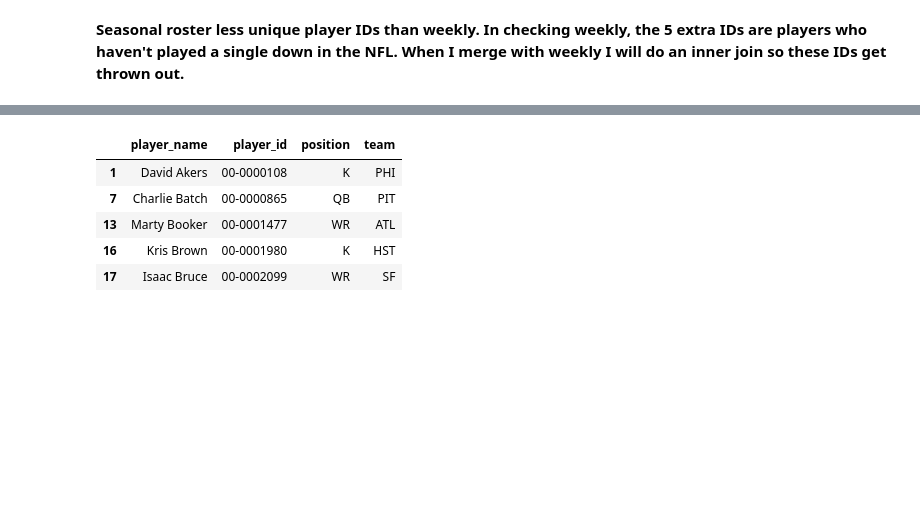
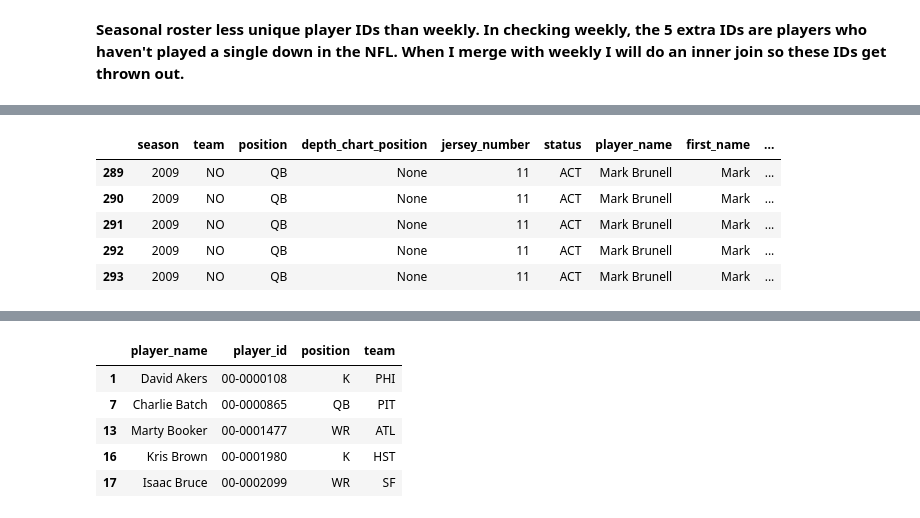
Before and after one commit to nicriv831/NFL-Injury-Risk, a Jupyter notebook: 1-Import_and_Standardize.ipynb, the cells around one changed output, grey strips where cells are left out. Cells and saved outputs as stored; diff of their text form; code cells hidden in the pictures; blank space fills up the shorter version.

```diff
--- a/1-Import_and_Standardize.ipynb
+++ b/1-Import_and_Standardize.ipynb
@@ -291,3 +291,5 @@ for id in ids_in_weekly_not_in_season:
 | 327678 | 2018 | MIN | K | K | 6.0 | ACT | Matt Wile | Matt | ... |
 # %% [markdown]
 **Seasonal roster less unique player IDs than weekly. In checking weekly, the 5 extra IDs are players who haven't played a single down in the NFL. When I merge with weekly I will do an inner join so these IDs get thrown out.**
+# %%
+rosters_weekly_ff['active_games'] = rosters_weekly_ff.groupby(['player_id', 'season'])['status'].transform(lambda x: (x == 'ACT').sum())
@@ -293,0 +322,9 @@ for id in ids_in_weekly_not_in_season:
+# %%
+rosters_weekly_ff[rosters_weekly_ff['active_games'] == 21].head()
+# %% [output]
+|  | season | team | position | depth_chart_position | jersey_number | status | player_name | first_name | ... |
+| 289 | 2009 | NO | QB | None | 11 | ACT | Mark Brunell | Mark | ... |
+| 290 | 2009 | NO | QB | None | 11 | ACT | Mark Brunell | Mark | ... |
+| 291 | 2009 | NO | QB | None | 11 | ACT | Mark Brunell | Mark | ... |
+| 292 | 2009 | NO | QB | None | 11 | ACT | Mark Brunell | Mark | ... |
+| 293 | 2009 | NO | QB | None | 11 | ACT | Mark Brunell | Mark | ... |
```
Also changed, not shown: parts of 12 cells of this notebook, 4 other files.
